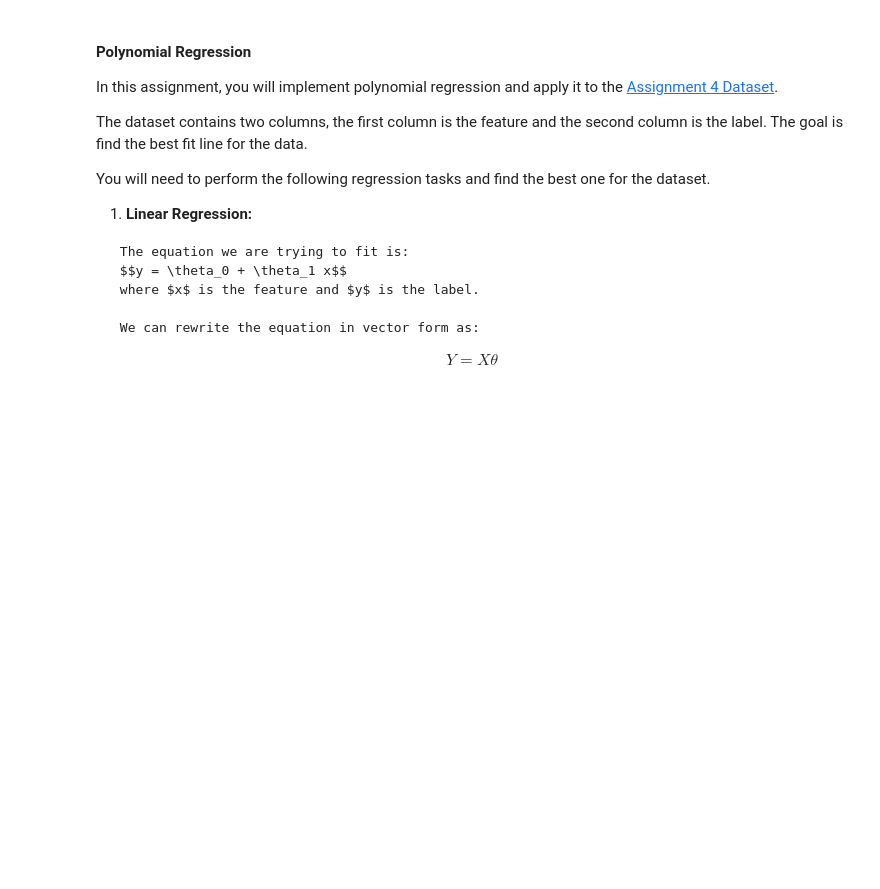
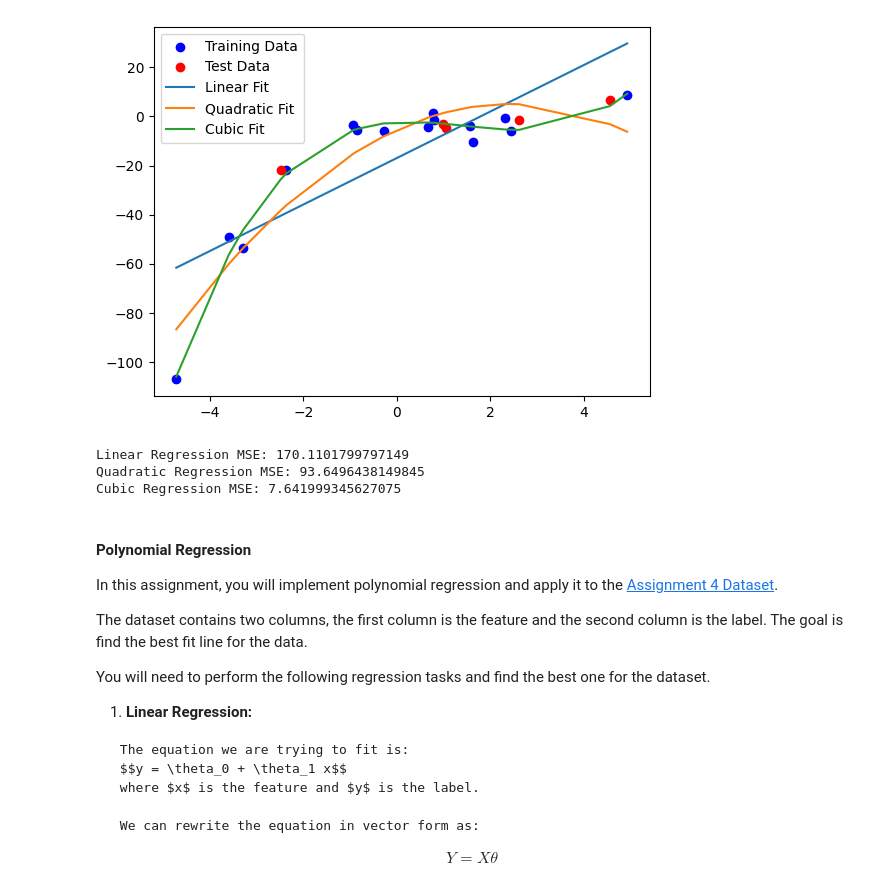
Before and after one commit to jcmshafi/AssignmentUsingNumPy, a Jupyter notebook: Lab_Assignment_04.ipynb, the cells around one changed output. Saved outputs shown, nothing was run; the diff lists cells and outputs as text; code cells hidden in the pictures; blank space fills up the shorter version.

```diff
--- a/Lab_Assignment_04.ipynb
+++ b/Lab_Assignment_04.ipynb
@@ -2,6 +2,55 @@
 <a href="https://colab.research.google.com/github/jcmshafi/AssignmentUsingNumPy/blob/main/Lab_Assignment_04.ipynb" target="_parent"><img src="https://colab.research.google.com/assets/colab-badge.svg" alt="Open In Colab"/></a>
 # %% [markdown]
 <a href="https://colab.research.google.com/github/mirsazzathossain/CSE317-Lab/blob/autumn_2022/Lab_Assignment_04.ipynb" target="_parent"><img src="https://colab.research.google.com/assets/colab-badge.svg" alt="Open In Colab"/></a>
+# %%
+import numpy as np
+import matplotlib.pyplot as plt
+
+# Data
+X = np.array([-3.292157, 0.799528, -0.936214, -4.72268, -3.602674, 4.931834, -0.850265, 2.454072, 2.309657, 0.768204, 1.567869, -2.362821, -0.283113, 1.634975, 0.66841, 0.998977, -2.482237, 2.615475, 1.060797, 4.562287])
+y = np.array([-53.468412, -1.26256, -3.506193, -107.2232, -49.13195, 8.901224, -5.466242, -5.762632, -0.600586, 1.222678, -3.956637, -21.989895, -6.118123, -10.46844, -4.119557, -3.029419, -21.761523, -1.512952, -4.754912, 6.507233])
+
+# Splitting data into training and test sets
+train_X = X[:15]
+train_y = y[:15]
+test_X = X[15:]
+test_y = y[15:]
+
+# Linear Regression
+X1 = np.vstack((np.ones(train_X.shape), train_X)).T
+theta1 = np.linalg.inv(X1.T @ X1) @ X1.T @ train_y
+pred1 = np.vstack((np.ones(test_X.shape), test_X)).T @ theta1
+mse1 = np.mean((pred1 - test_y) ** 2)
+
+# Quadratic Regression
+X2 = np.vstack((np.ones(train_X.shape), train_X, train_X**2)).T
+theta2 = np.linalg.inv(X2.T @ X2) @ X2.T @ train_y
+pred2 = np.vstack((np.ones(test_X.shape), test_X, test_X**2)).T @ theta2
+mse2 = np.mean((pred2 - test_y) ** 2)
+
+# Cubic Regression
+X3 = np.vstack((np.ones(train_X.shape), train_X, train_X**2, train_X**3)).T
+theta3 = np.linalg.inv(X3.T @ X3) @ X3.T @ train_y
+pred3 = np.vstack((np.ones(test_X.shape), test_X, test_X**2, test_X**3)).T @ theta3
+mse3 = np.mean((pred3 - test_y) ** 2)
+
+# Plotting
+plt.scatter(train_X, train_y, color='blue', label='Training Data')
+plt.scatter(test_X, test_y, color='red', label='Test Data')
+plt.plot(np.sort(X), np.vstack((np.ones(X.shape), np.sort(X))).T @ theta1, label='Linear Fit')
+plt.plot(np.sort(X), np.vstack((np.ones(X.shape), np.sort(X), np.sort(X)**2)).T @ theta2, label='Quadratic Fit')
+plt.plot(np.sort(X), np.vstack((np.ones(X.shape), np.sort(X), np.sort(X)**2, np.sort(X)**3)).T @ theta3, label='Cubic Fit')
+plt.legend()
+plt.show()
+
+print(f"Linear Regression MSE: {mse1}")
+print(f"Quadratic Regression MSE: {mse2}")
+print(f"Cubic Regression MSE: {mse3}")
+# %% [output]
+[figure, added]
+Linear Regression MSE: 170.1101799797149
+Quadratic Regression MSE: 93.6496438149845
+Cubic Regression MSE: 7.641999345627075
 # %% [markdown]
 #### **Polynomial Regression**
 
```
